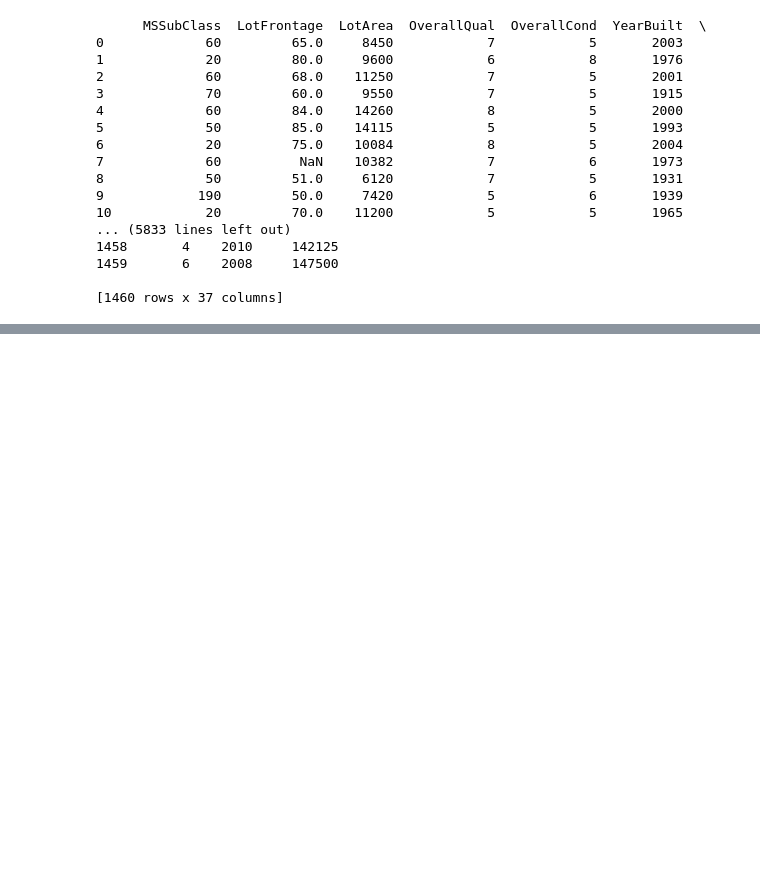
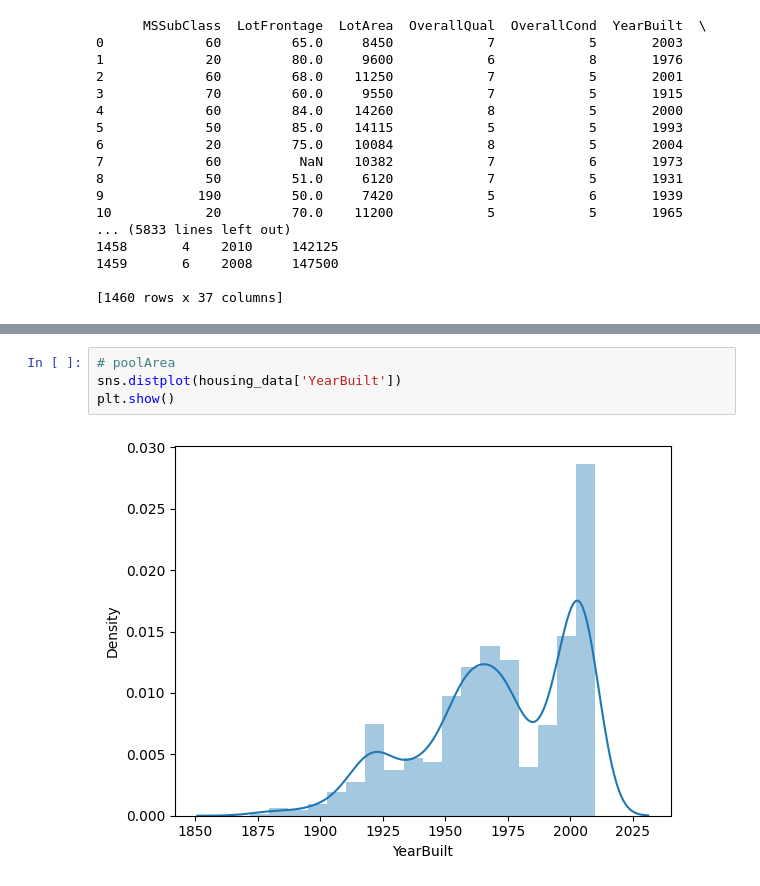
Before and after one commit to rahulrawat913/house_prediction_price, a Jupyter notebook: Housing_Prediction.ipynb, the cells around one changed output, grey strips where cells are left out. Drawn from its saved outputs; the diff is of its cells as text; blank space fills up the shorter version.

```diff
--- a/Housing_Prediction.ipynb
+++ b/Housing_Prediction.ipynb
@@ -115,0 +217,6 @@ ValueError: Could not interpret value `saleprice` for parameter `x`
+# %%
+# poolArea
+sns.distplot(housing_data['YearBuilt'])
+plt.show()
+# %% [output]
+[figure, added]
```
Also changed, not shown: parts of 20 cells of this notebook.
